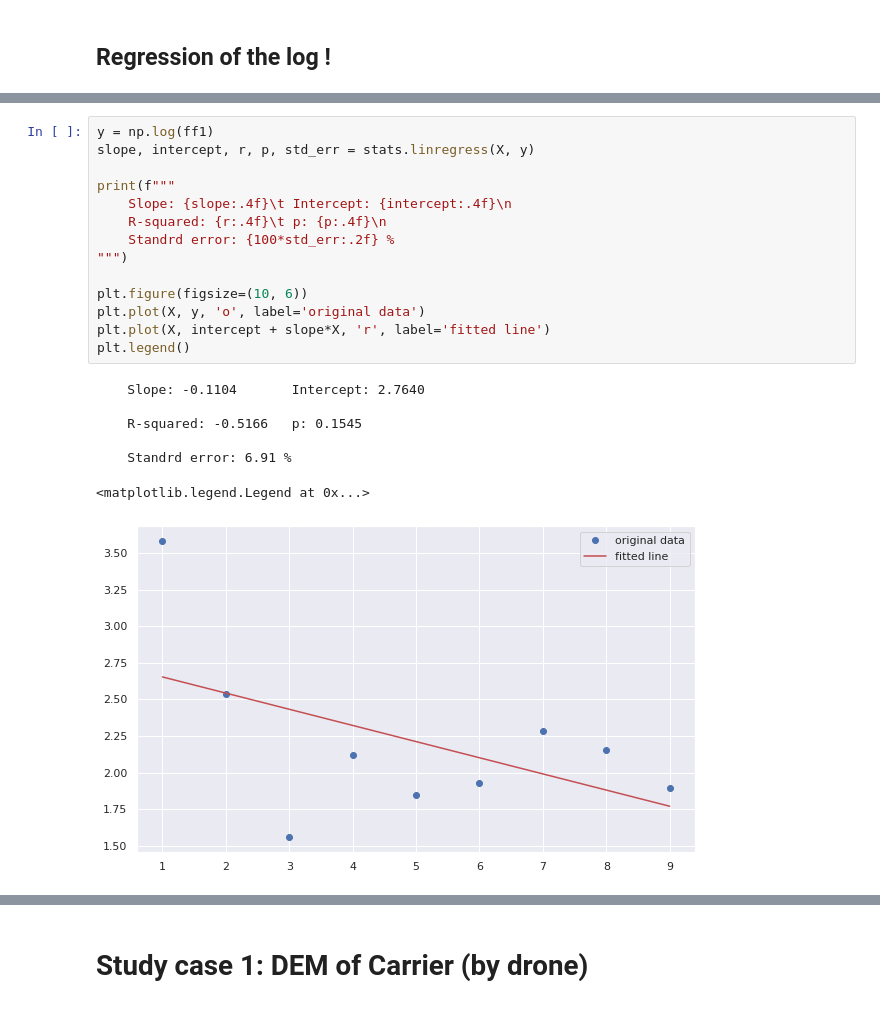
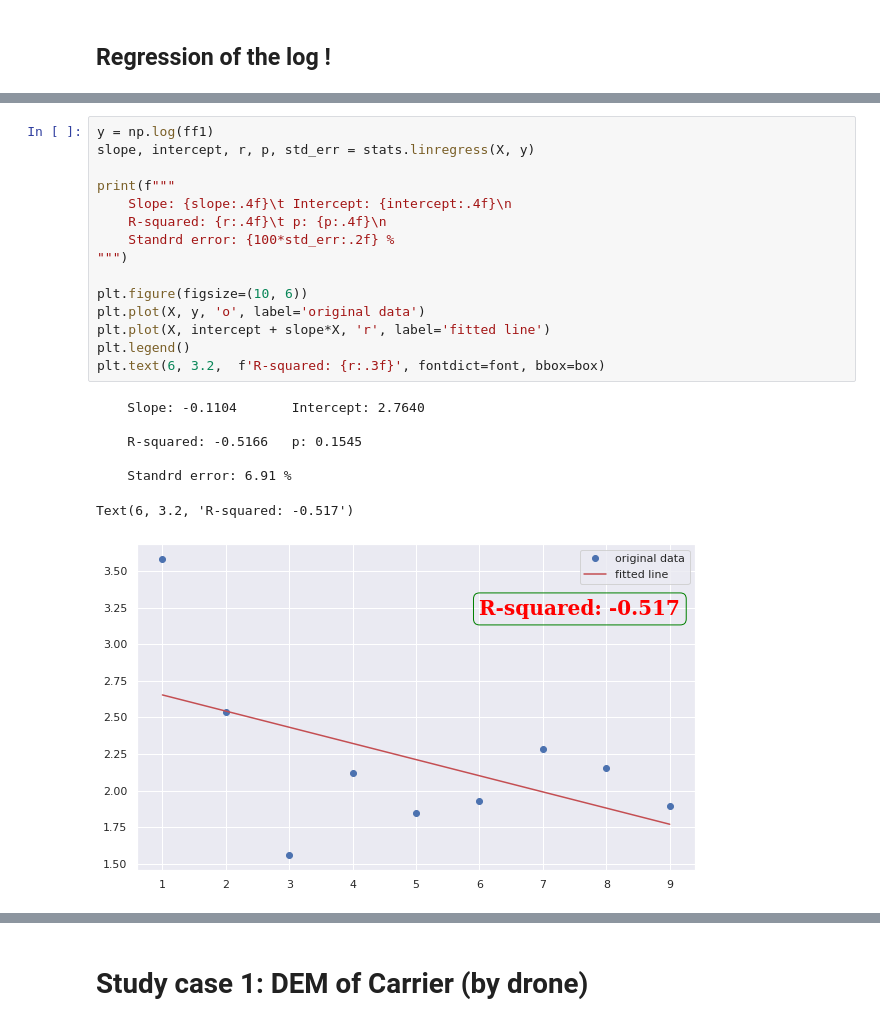
Before and after one commit to ayoubft/Benford_DEM, a Jupyter notebook: Benford_DEM-strhlr-full.ipynb, the cells around one changed output, grey strips where cells are left out. Drawn from its saved outputs; the diff is of its cells as text.

```diff
--- a/Benford_DEM-strhlr-full.ipynb
+++ b/Benford_DEM-strhlr-full.ipynb
@@ -245,25 +246,26 @@ Text(6, 3, 'R-squared: -0.965')
 # %%
 y = np.log(ff1)
 slope, intercept, r, p, std_err = stats.linregress(X, y)
 
 print(f"""
     Slope: {slope:.4f}\t Intercept: {intercept:.4f}\n
     R-squared: {r:.4f}\t p: {p:.4f}\n
     Standrd error: {100*std_err:.2f} %
 """)
 
 plt.figure(figsize=(10, 6))
 plt.plot(X, y, 'o', label='original data')
 plt.plot(X, intercept + slope*X, 'r', label='fitted line')
 plt.legend()
+plt.text(6, 3.2,  f'R-squared: {r:.3f}', fontdict=font, bbox=box)
 # %% [output]
     Slope: -0.1104       Intercept: 2.7640
 
     R-squared: -0.5166   p: 0.1545
 
     Standrd error: 6.91 %
-<matplotlib.legend.Legend at 0x...>
+Text(6, 3.2, 'R-squared: -0.517')
-[figure, old version]
+[figure, new version]
 # %%
 y = np.log(ff2)
 slope, intercept, r, p, std_err = stats.linregress(X, y)
```
Also changed, not shown: parts of 5 cells of this notebook.
